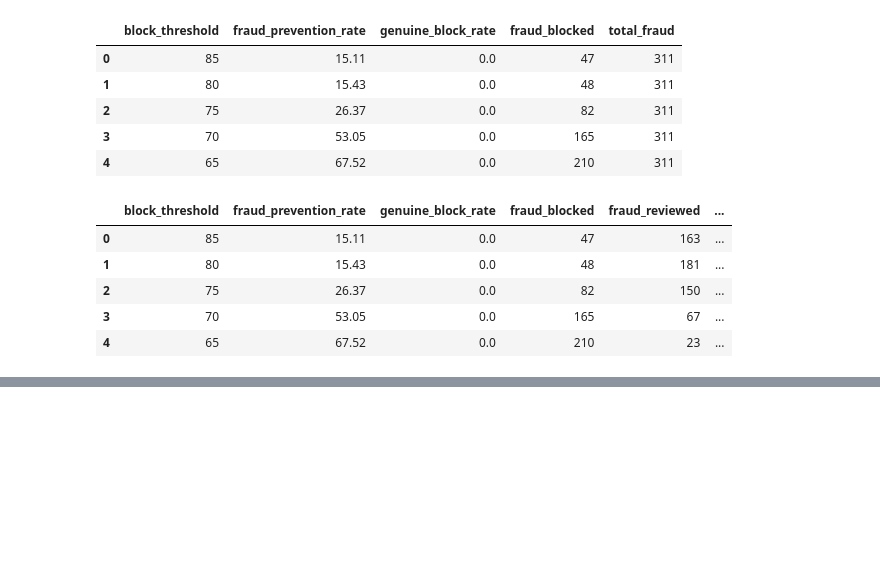
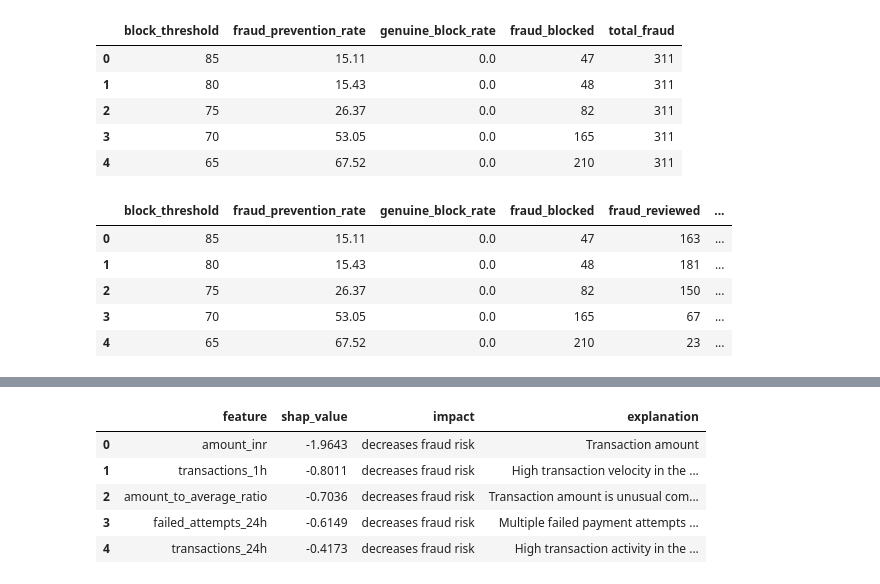
Before and after one commit to Mahakchoudhari/RazorAttack_Lab, a Jupyter notebook: notebooks/Model_01.ipynb, the cells around one changed output, grey strips where cells are left out. Drawn from its saved outputs; the diff is of its cells as text; code cells hidden in the pictures; blank space fills up the shorter version.

Commit message:
Adding SHAP and generate human readable text

```diff
--- a/notebooks/Model_01.ipynb
+++ b/notebooks/Model_01.ipynb
@@ -2057,0 +2066,29 @@ policy_results
+# %%
+shap_values = explainer.shap_values(X_test_transformed)
+# %%
+import numpy as np
+import pandas as pd
+
+feature_names = preprocessor.get_feature_names_out()
+
+def get_top_shap_reasons(index, top_n=5):
+
+    values = shap_values[index]
+
+    importance = np.abs(values)
+
+    top_indices = np.argsort(
+        importance
+    )[-top_n:][::-1]
+
+    reasons = []
+
+    for i in top_indices:
+
+        reasons.append({
+            "feature": feature_names[i],
+            "shap_value": round(float(values[i]), 4),
+            "importance": round(float(importance[i]), 4)
+        })
+
+    return pd.DataFrame(reasons)
@@ -2057,0 +2161,14 @@ policy_results
+# %%
+def clean_feature_name(feature):
+
+    feature = feature.replace(
+        "remainder__",
+        ""
+    )
+
+    feature = feature.replace(
+        "categorical__",
+        ""
+    )
+
+    return feature
@@ -2057,0 +2223,9 @@ policy_results
+# %%
+get_shap_explanation(0)
+# %% [output]
+|  | feature | shap_value | impact | explanation |
+| 0 | amount_inr | -1.9643 | decreases fraud risk | Transaction amount |
+| 1 | transactions_1h | -0.8011 | decreases fraud risk | High transaction velocity in the ... |
+| 2 | amount_to_average_ratio | -0.7036 | decreases fraud risk | Transaction amount is unusual com... |
+| 3 | failed_attempts_24h | -0.6149 | decreases fraud risk | Multiple failed payment attempts ... |
+| 4 | transactions_24h | -0.4173 | decreases fraud risk | High transaction activity in the ... |
```
Also changed, not shown: parts of 32 cells of this notebook.
